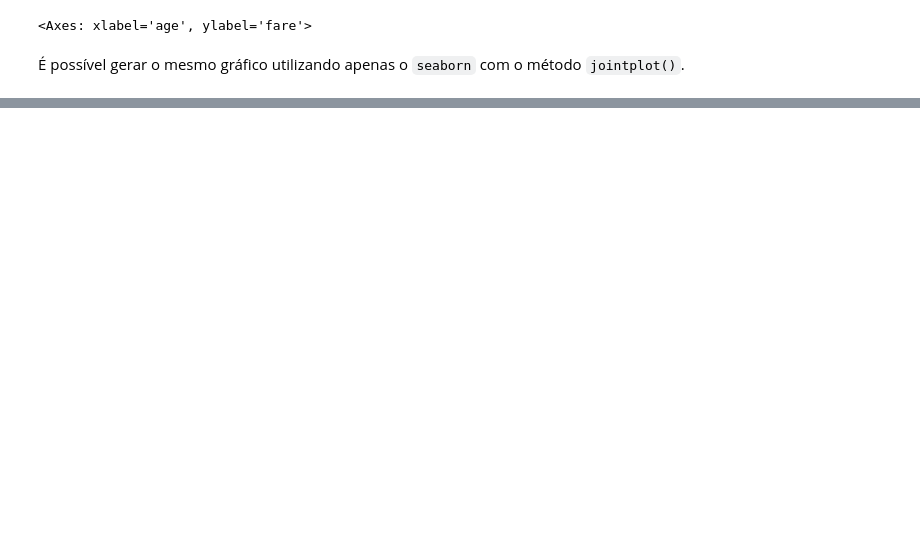
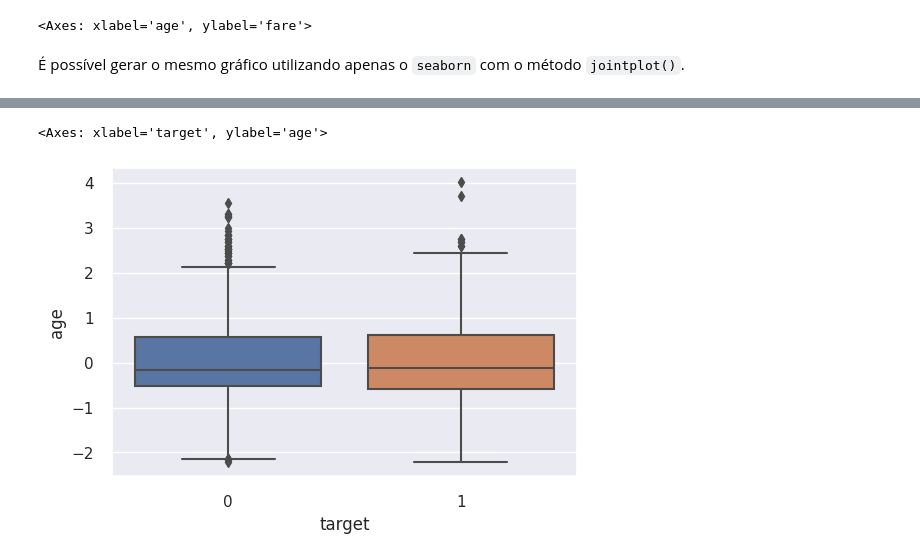
Before and after one commit to pcmoraesmenezes/Inteligencia-Artificial, a Jupyter notebook: Livros/Machine Learning - Guia de Referência Rápida/codigos/capitulo6.ipynb, the cells around one changed output, grey strips where cells are left out. Drawn from its saved outputs; the diff is of its cells as text; code cells hidden in the pictures; blank space fills up the shorter version.

```diff
--- a/Livros/Machine Learning - Guia de Referência Rápida/codigos/capitulo6.ipynb
+++ b/Livros/Machine Learning - Guia de Referência Rápida/codigos/capitulo6.ipynb
@@ -261,0 +270,18 @@ p = sns.jointplot(
+# %%
+sns.set_theme()
+
+# Criar uma figura e eixo do Matplotlib
+fig, ax = plt.subplots(figsize=(6, 4))
+
+# Copiar dados para um novo DataFrame
+new_df = X.copy()
+new_df["target"] = y
+
+# Especificar variáveis para o pairplot
+vars = ["pclass", "age", "fare"]
+
+# Usar o mesmo eixo para o pairplot
+p = sns.pairplot(new_df, vars=vars, hue="target", kind="reg")
+
+# Exibir o gráfico
+plt.show()
@@ -261,0 +295,10 @@ p = sns.jointplot(
+# %%
+fig, ax = plt.subplots(figsize=(6,4))
+
+new_df = X.copy()
+new_df["target"] = y
+
+sns.boxplot(x="target", y="age", data=new_df, ax=ax)
+# %% [output]
+<Axes: xlabel='target', ylabel='age'>
+[figure, added]
```
Also changed, not shown: parts of 34 cells of this notebook.
